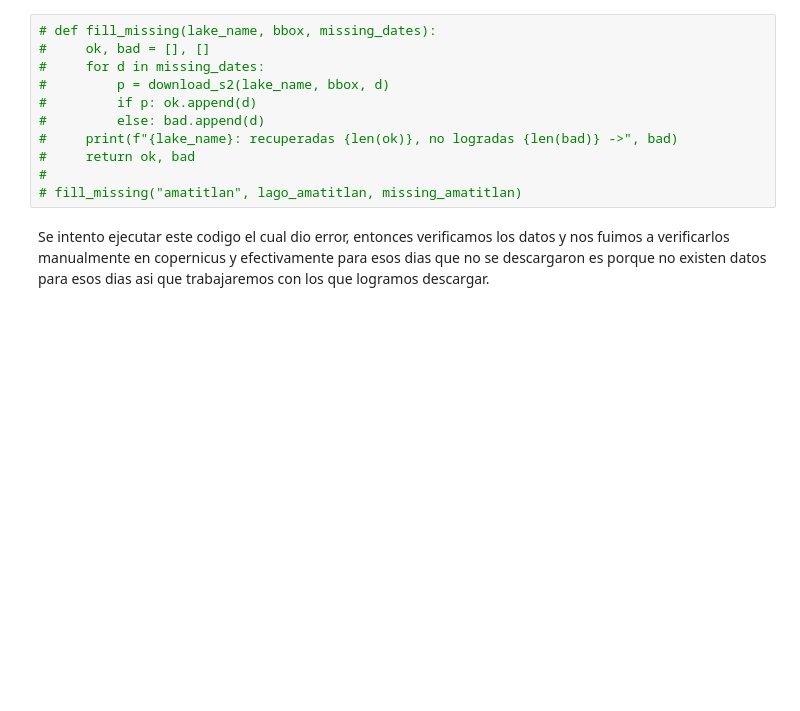
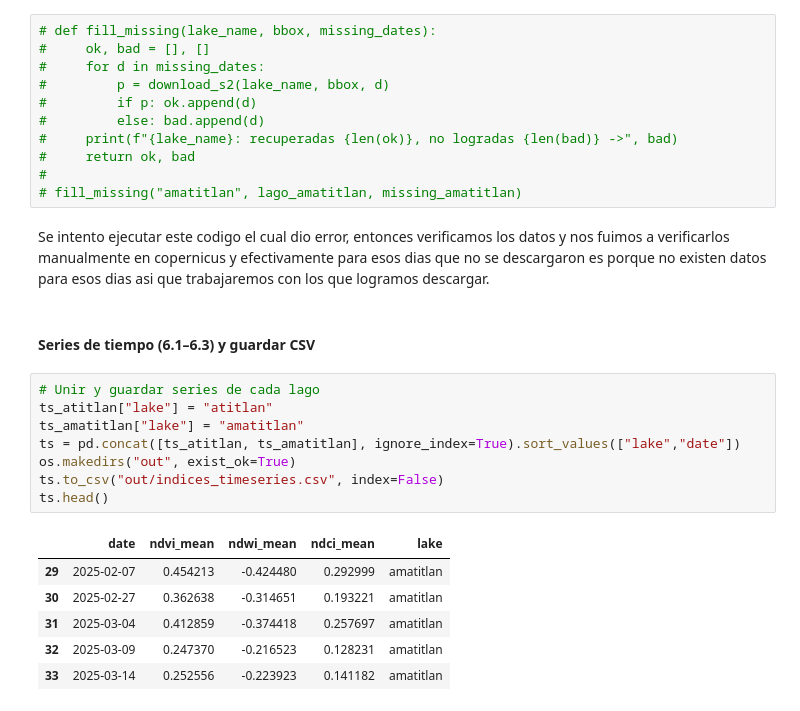
Before and after one commit to DiegoLinares11/Lab-4-Analisis-Geoespacial, a Jupyter notebook: geoespacial.ipynb, the cells around one changed output. Cells and saved outputs as stored; diff of their text form; blank space fills up the shorter version.

```diff
--- a/geoespacial.ipynb
+++ b/geoespacial.ipynb
@@ -190,3 +155,20 @@ Faltan Amatitlán: ['2025-02-10', '2025-02-25', '2025-03-02', '2025-03-07', '202
 # fill_missing("amatitlan", lago_amatitlan, missing_amatitlan)
 # %% [markdown]
 Se intento ejecutar este codigo el cual dio error, entonces verificamos los datos y nos fuimos a verificarlos manualmente en copernicus y efectivamente para esos dias que no se descargaron es porque no existen datos para esos dias asi que trabajaremos con los que logramos descargar.
+# %% [markdown]
+#### Series de tiempo (6.1–6.3) y guardar CSV
+# %%
+# Unir y guardar series de cada lago
+ts_atitlan["lake"] = "atitlan"
+ts_amatitlan["lake"] = "amatitlan"
+ts = pd.concat([ts_atitlan, ts_amatitlan], ignore_index=True).sort_values(["lake","date"])
+os.makedirs("out", exist_ok=True)
+ts.to_csv("out/indices_timeseries.csv", index=False)
+ts.head()
+# %% [output]
+|  | date | ndvi_mean | ndwi_mean | ndci_mean | lake |
+| 29 | 2025-02-07 | 0.454213 | -0.424480 | 0.292999 | amatitlan |
+| 30 | 2025-02-27 | 0.362638 | -0.314651 | 0.193221 | amatitlan |
+| 31 | 2025-03-04 | 0.412859 | -0.374418 | 0.257697 | amatitlan |
+| 32 | 2025-03-09 | 0.247370 | -0.216523 | 0.128231 | amatitlan |
+| 33 | 2025-03-14 | 0.252556 | -0.223923 | 0.141182 | amatitlan |
```
Also changed, not shown: parts of 16 cells of this notebook, 1 other file.
